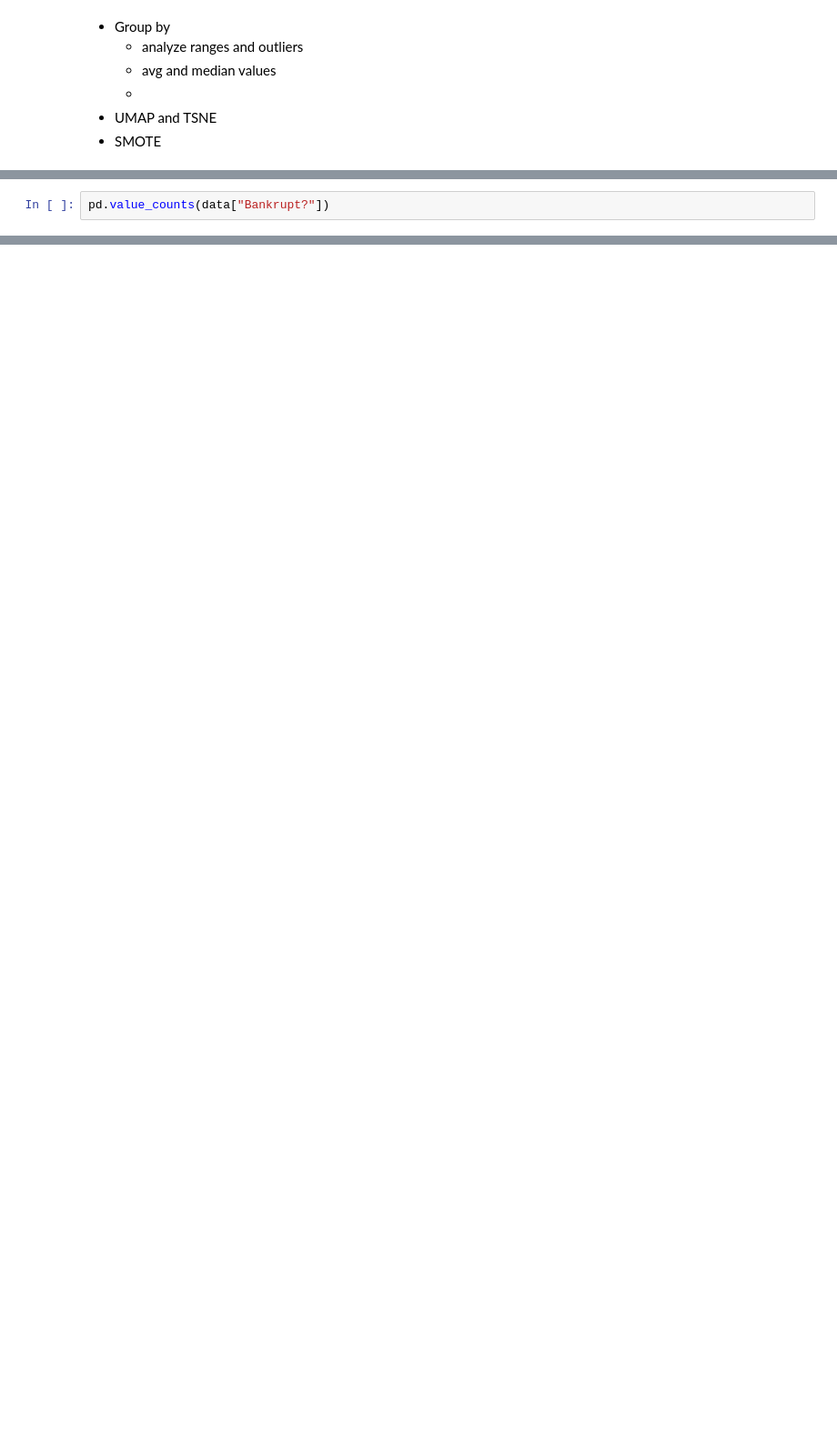
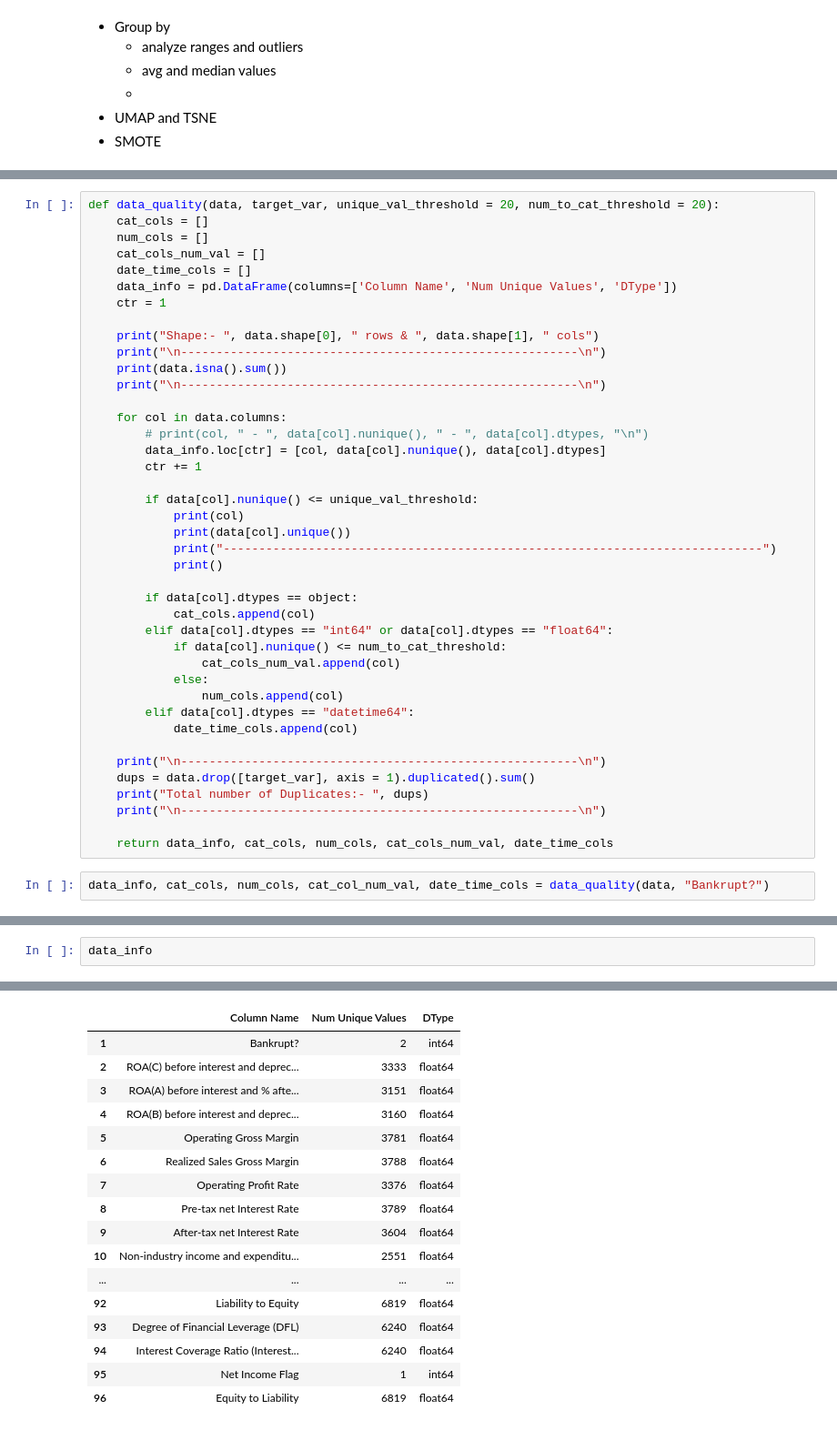
Before and after one commit to SUPREME-CODER/Company-Bankruptcy-Prediction, a Jupyter notebook: Company Bankruptcy.ipynb, the cells around one changed output, grey strips where cells are left out. Shown at 91% size. Cells and saved outputs as stored; diff of their text form; blank space fills up the shorter version.

Commit message:
Data Quality and Description Function

```diff
--- a/Company Bankruptcy.ipynb
+++ b/Company Bankruptcy.ipynb
@@ -93,0 +100,43 @@ TODO:-
+# %%
+def data_quality(data, target_var, unique_val_threshold = 20, num_to_cat_threshold = 20):
+    cat_cols = []
+    num_cols = []
+    cat_cols_num_val = []
+    date_time_cols = []
+    data_info = pd.DataFrame(columns=['Column Name', 'Num Unique Values', 'DType'])
+    ctr = 1
+
+    print("Shape:- ", data.shape[0], " rows & ", data.shape[1], " cols")
+    print("\n--------------------------------------------------------\n")
+    print(data.isna().sum())
+    print("\n--------------------------------------------------------\n")
+
+    for col in data.columns:
+        # print(col, " - ", data[col].nunique(), " - ", data[col].dtypes, "\n")
+        data_info.loc[ctr] = [col, data[col].nunique(), data[col].dtypes]
+        ctr += 1
+
+        if data[col].nunique() <= unique_val_threshold:
+            print(col)
+            print(data[col].unique())
+            print("----------------------------------------------------------------------------")
+            print()
+
+        if data[col].dtypes == object:
+            cat_cols.append(col)
+        elif data[col].dtypes == "int64" or data[col].dtypes == "float64":
+            if data[col].nunique() <= num_to_cat_threshold:
+                cat_cols_num_val.append(col)
+            else:
+                num_cols.append(col)
+        elif data[col].dtypes == "datetime64":
+            date_time_cols.append(col)
+
+    print("\n--------------------------------------------------------\n")
+    dups = data.drop([target_var], axis = 1).duplicated().sum()
+    print("Total number of Duplicates:- ", dups)
+    print("\n--------------------------------------------------------\n")
+
+    return data_info, cat_cols, num_cols, cat_cols_num_val, date_time_cols
+# %%
+data_info, cat_cols, num_cols, cat_col_num_val, date_time_cols = data_quality(data, "Bankrupt?")
@@ -94,3 +161,3 @@ TODO:-
 # %%
-pd.value_counts(data["Bankrupt?"])
+data_info
 # %% [output]
@@ -99,0 +164,17 @@ Name: Bankrupt?, dtype: int64
+|  | Column Name | Num Unique Values | DType |
+| 1 | Bankrupt? | 2 | int64 |
+| 2 | ROA(C) before interest and deprec... | 3333 | float64 |
+| 3 | ROA(A) before interest and % afte... | 3151 | float64 |
+| 4 | ROA(B) before interest and deprec... | 3160 | float64 |
+| 5 | Operating Gross Margin | 3781 | float64 |
+| 6 | Realized Sales Gross Margin | 3788 | float64 |
+| 7 | Operating Profit Rate | 3376 | float64 |
+| 8 | Pre-tax net Interest Rate | 3789 | float64 |
+| 9 | After-tax net Interest Rate | 3604 | float64 |
+| 10 | Non-industry income and expenditu... | 2551 | float64 |
+| ... | ... | ... | ... |
+| 92 | Liability to Equity | 6819 | float64 |
+| 93 | Degree of Financial Leverage (DFL) | 6240 | float64 |
+| 94 | Interest Coverage Ratio (Interest... | 6240 | float64 |
+| 95 | Net Income Flag | 1 | int64 |
+| 96 | Equity to Liability | 6819 | float64 |
```
Also changed, not shown: parts of 5 cells of this notebook.
